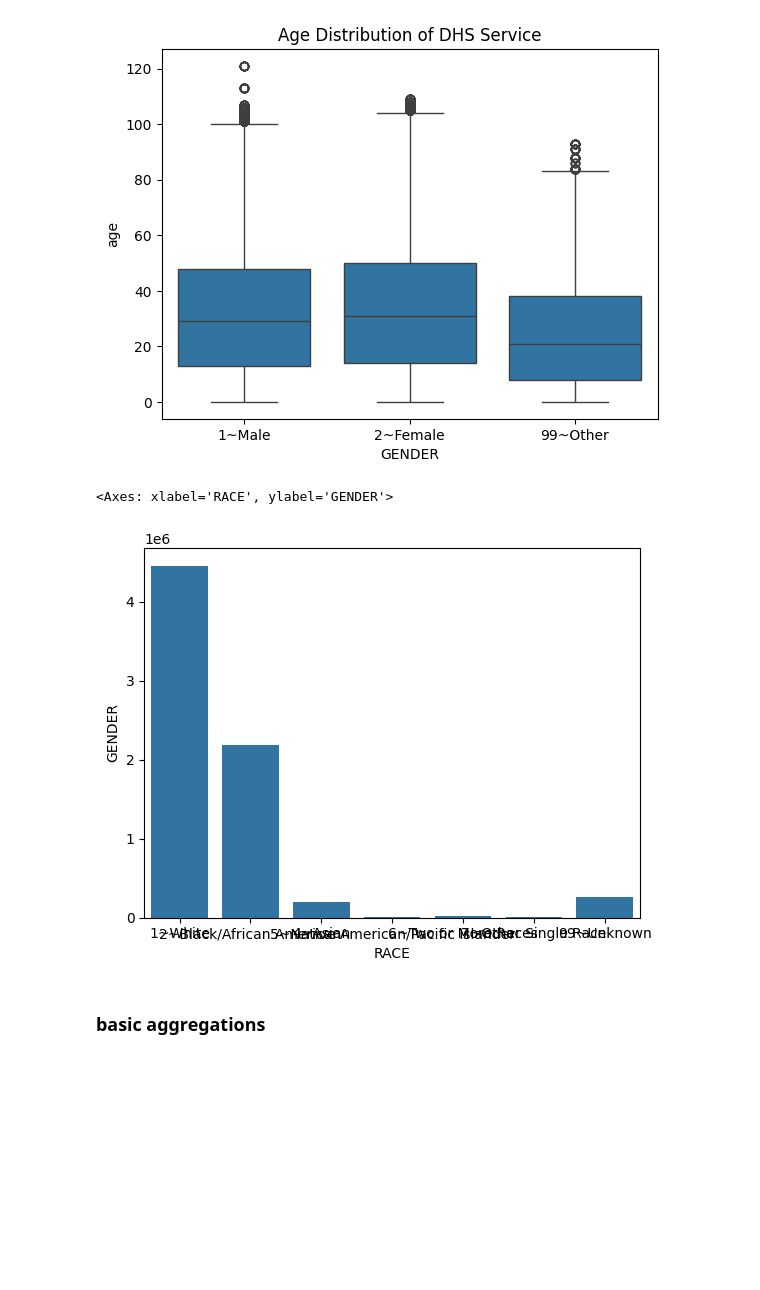
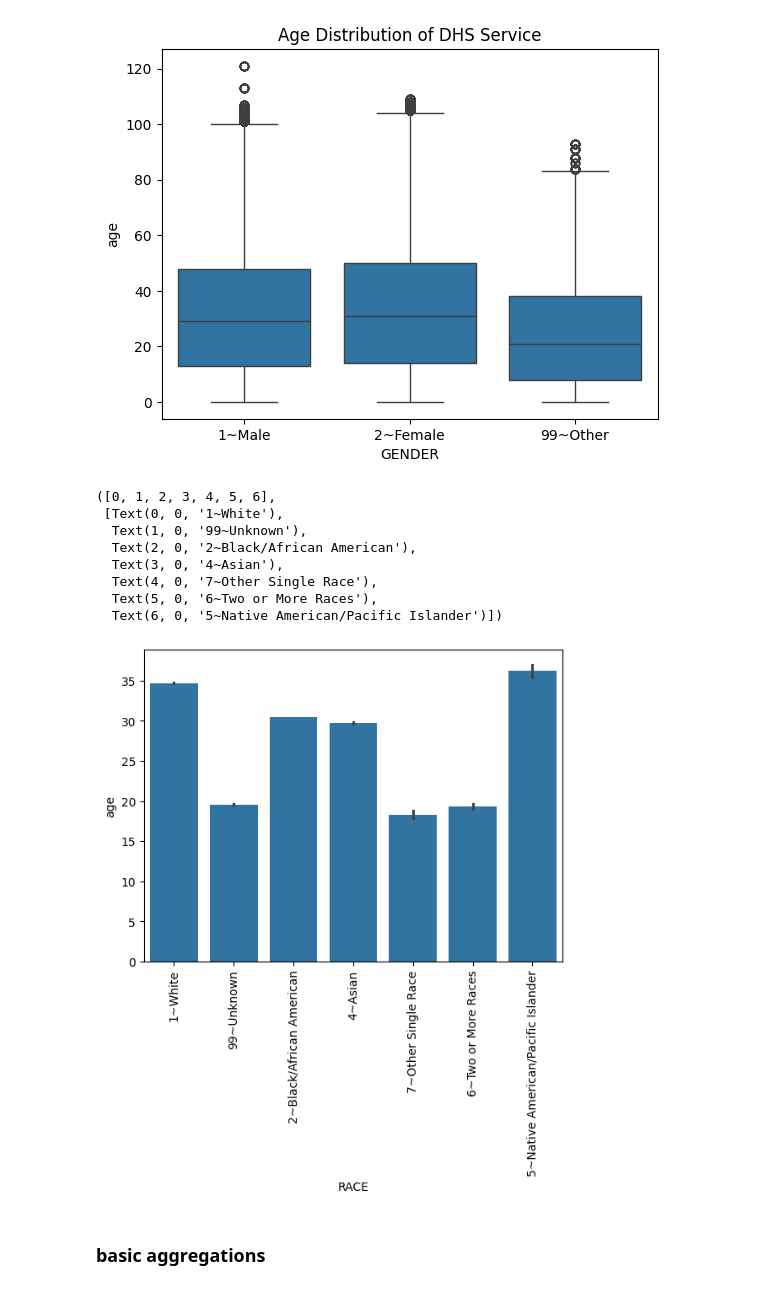
Before and after one commit to yingli/math485, a Jupyter notebook: sample_code/tabular_data/tabular_data_02.ipynb, the cells around one changed output. Drawn from its saved outputs; the diff is of its cells as text; code cells hidden in the pictures; blank space fills up the shorter version.

```diff
--- a/sample_code/tabular_data/tabular_data_02.ipynb
+++ b/sample_code/tabular_data/tabular_data_02.ipynb
@@ -515,11 +530,19 @@ plt.title('Age Distribution of DHS Service')
 plt.show()
 # %% [output]
 [figure]
-# %%
-sns.barplot(df.groupby('RACE')['GENDER'].count())
-# %% [output]
-<Axes: xlabel='RACE', ylabel='GENDER'>
-[figure, removed]
+# %%
+sns.barplot(data=df, x="RACE", y="age")
+plt.xticks(rotation=90)
+# %% [output]
+([0, 1, 2, 3, 4, 5, 6],
+ [Text(0, 0, '1~White'),
+  Text(1, 0, '99~Unknown'),
+  Text(2, 0, '2~Black/African American'),
+  Text(3, 0, '4~Asian'),
+  Text(4, 0, '7~Other Single Race'),
+  Text(5, 0, '6~Two or More Races'),
+  Text(6, 0, '5~Native American/Pacific Islander')])
+[figure, added]
 # %% [markdown]
 ### basic aggregations
 # %%
```
Also changed, not shown: parts of 8 cells of this notebook.
